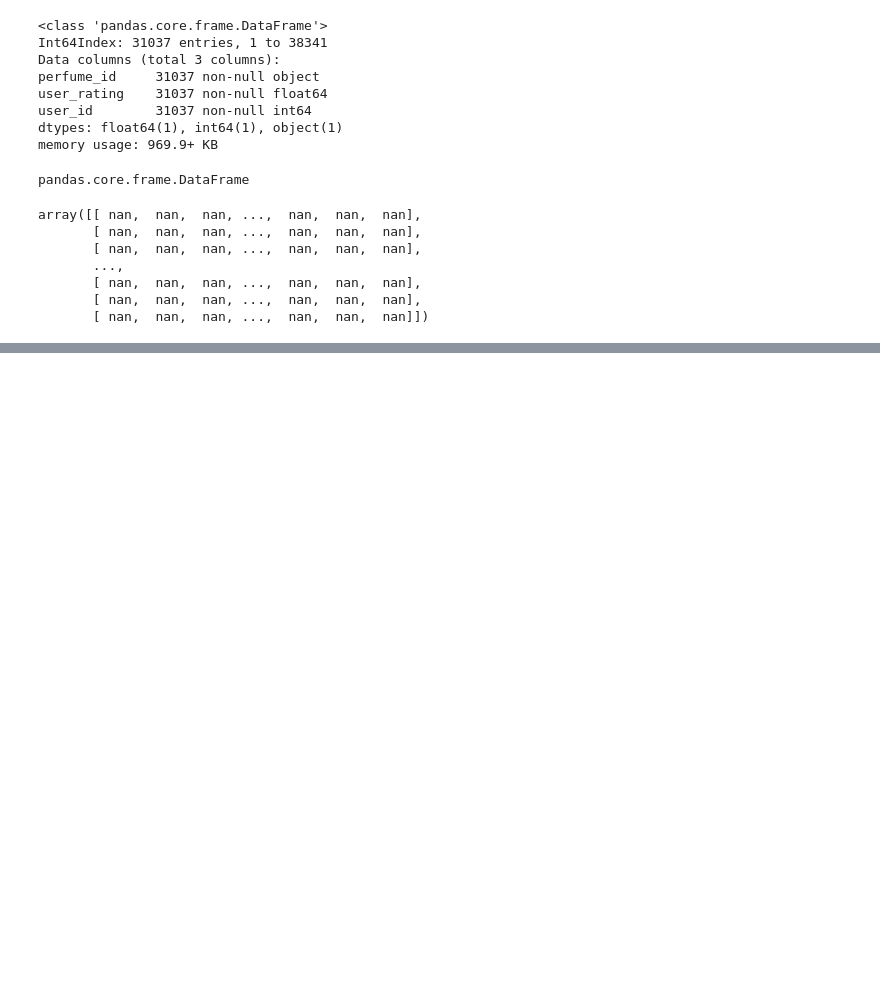
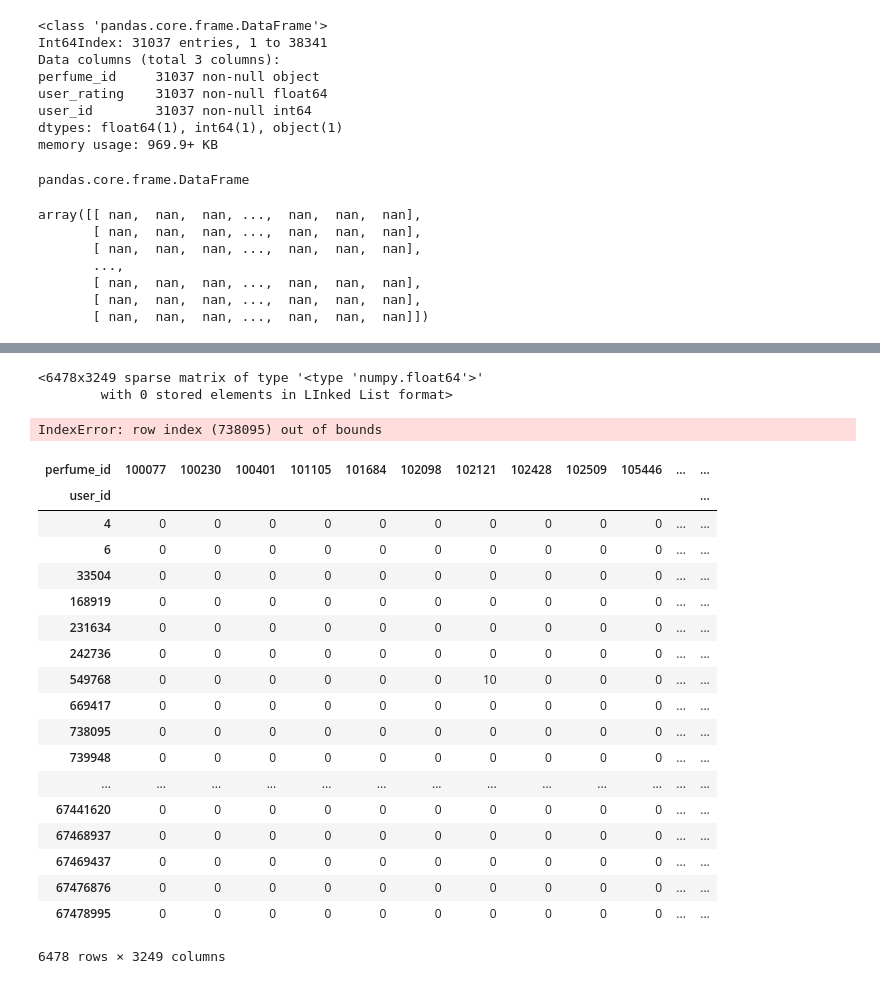
Before and after one commit to kellypeng/scentmate_rec, a Jupyter notebook: Modeling.ipynb, the cells around one changed output, grey strips where cells are left out. Cells and saved outputs as stored; diff of their text form; code cells hidden in the pictures; blank space fills up the shorter version.

```diff
--- a/Modeling.ipynb
+++ b/Modeling.ipynb
@@ -572,0 +672,13 @@ array([[ nan,  nan,  nan, ...,  nan,  nan,  nan],
+# %%
+ratings_as_mat
+# %% [output]
+<6478x3249 sparse matrix of type '<type 'numpy.float64'>'
+        with 0 stored elements in LInked List format>
+# %%
+for _, row in util.iterrows():
+    # subtract 1 from id's due to match 0 indexing
+    ratings_as_mat[row.user_id, row.perfume_id] = row.user_rating
+# %% [output]
+IndexError: row index (738095) out of bounds
+# %%
+sparse_ratings_df = pd.pivot_table(util, values='user_rating', index='user_id', columns='perfume_id', fill_value=0)
@@ -572,0 +687,22 @@ array([[ nan,  nan,  nan, ...,  nan,  nan,  nan],
+# %%
+sparse_ratings_df
+# %% [output]
+| perfume_id | 100077 | 100230 | 100401 | 101105 | 101684 | 102098 | 102121 | 102428 | 102509 | 105446 | ... | ... |
+| user_id |  |  |  |  |  |  |  |  |  |  |  | ... |
+| 4 | 0 | 0 | 0 | 0 | 0 | 0 | 0 | 0 | 0 | 0 | ... | ... |
+| 6 | 0 | 0 | 0 | 0 | 0 | 0 | 0 | 0 | 0 | 0 | ... | ... |
+| 33504 | 0 | 0 | 0 | 0 | 0 | 0 | 0 | 0 | 0 | 0 | ... | ... |
+| 168919 | 0 | 0 | 0 | 0 | 0 | 0 | 0 | 0 | 0 | 0 | ... | ... |
+| 231634 | 0 | 0 | 0 | 0 | 0 | 0 | 0 | 0 | 0 | 0 | ... | ... |
+| 242736 | 0 | 0 | 0 | 0 | 0 | 0 | 0 | 0 | 0 | 0 | ... | ... |
+| 549768 | 0 | 0 | 0 | 0 | 0 | 0 | 10 | 0 | 0 | 0 | ... | ... |
+| 669417 | 0 | 0 | 0 | 0 | 0 | 0 | 0 | 0 | 0 | 0 | ... | ... |
+| 738095 | 0 | 0 | 0 | 0 | 0 | 0 | 0 | 0 | 0 | 0 | ... | ... |
+| 739948 | 0 | 0 | 0 | 0 | 0 | 0 | 0 | 0 | 0 | 0 | ... | ... |
+| ... | ... | ... | ... | ... | ... | ... | ... | ... | ... | ... | ... | ... |
+| 67441620 | 0 | 0 | 0 | 0 | 0 | 0 | 0 | 0 | 0 | 0 | ... | ... |
+| 67468937 | 0 | 0 | 0 | 0 | 0 | 0 | 0 | 0 | 0 | 0 | ... | ... |
+| 67469437 | 0 | 0 | 0 | 0 | 0 | 0 | 0 | 0 | 0 | 0 | ... | ... |
+| 67476876 | 0 | 0 | 0 | 0 | 0 | 0 | 0 | 0 | 0 | 0 | ... | ... |
+| 67478995 | 0 | 0 | 0 | 0 | 0 | 0 | 0 | 0 | 0 | 0 | ... | ... |
+6478 rows × 3249 columns
```
Also changed, not shown: parts of 26 cells of this notebook, 3 other files.
